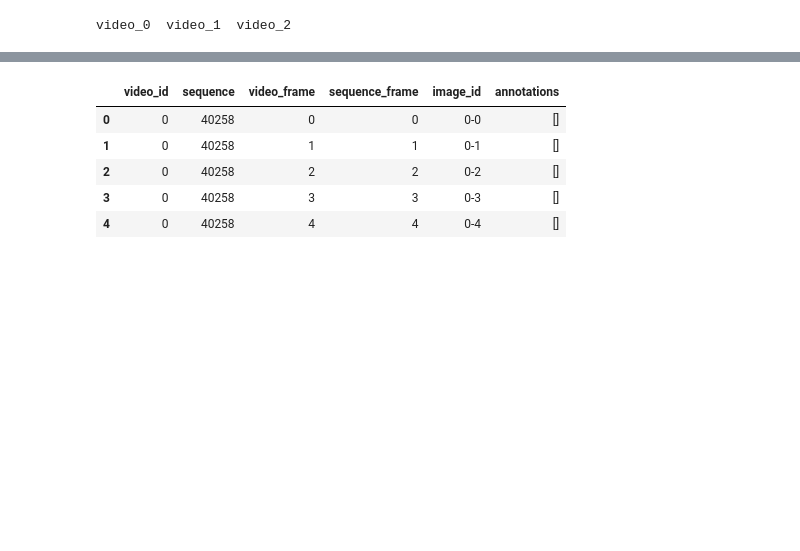
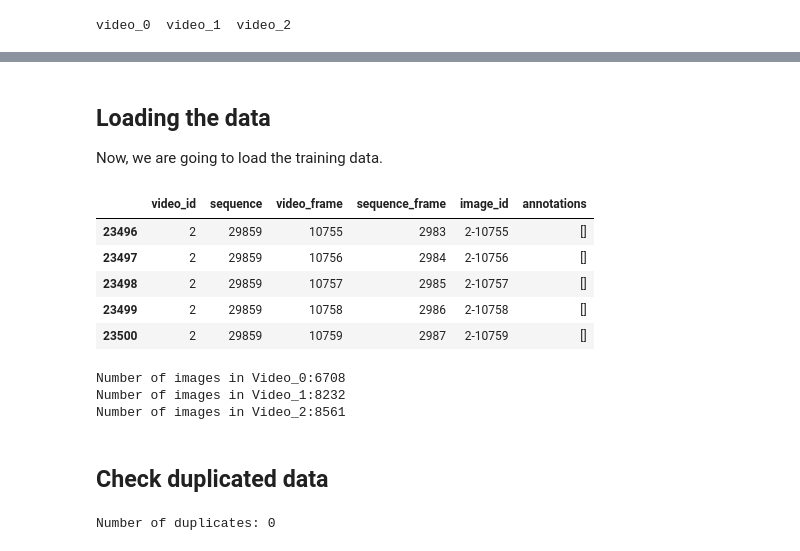
Before and after one commit to DhasiM/cots-detection, a Jupyter notebook: DSI_MasterNotebook.ipynb, the cells around one changed output, grey strips where cells are left out. Cells and saved outputs as stored; diff of their text form; code cells hidden in the pictures; blank space fills up the shorter version.

```diff
--- a/DSI_MasterNotebook.ipynb
+++ b/DSI_MasterNotebook.ipynb
@@ -18,3 +37,8 @@ Mounted at /content/gdrive
 # %% [output]
 example_sample_submission.csv  greatbarrierreef  train.csv
 example_test.npy               test.csv          train_images
+# %%
+# set datapath here
+
+# data_Path = "/home/sitwala/linuxdevs/DSI/module1/cots-detection/dataset"
+data_Path = 'gdrive/MyDrive/tensorflow-great-barrier-reef/' #in kaggle this will be ~/kaggle/input
@@ -27,15 +94,36 @@ image_folder = 'gdrive/MyDrive/tensorflow-great-barrier-reef/train_images/video_
+# %% [markdown]
+## Loading the data
+
+Now, we are going to load the training data.
 # %%
-# loading the data
-
 import pandas as pd
 
-DATA_PATH = 'gdrive/MyDrive/tensorflow-great-barrier-reef/'
-train = pd.read_csv(DATA_PATH + 'train.csv')
-train.head()
+DATA_PATH = data_Path
+train = pd.read_csv(DATA_PATH + '/train.csv')
+train.tail(5)
 # %% [output]
 |  | video_id | sequence | video_frame | sequence_frame | image_id | annotations |
-| 0 | 0 | 40258 | 0 | 0 | 0-0 | [] |
-| 1 | 0 | 40258 | 1 | 1 | 0-1 | [] |
-| 2 | 0 | 40258 | 2 | 2 | 0-2 | [] |
-| 3 | 0 | 40258 | 3 | 3 | 0-3 | [] |
-| 4 | 0 | 40258 | 4 | 4 | 0-4 | [] |
+| 23496 | 2 | 29859 | 10755 | 2983 | 2-10755 | [] |
+| 23497 | 2 | 29859 | 10756 | 2984 | 2-10756 | [] |
+| 23498 | 2 | 29859 | 10757 | 2985 | 2-10757 | [] |
+| 23499 | 2 | 29859 | 10758 | 2986 | 2-10758 | [] |
+| 23500 | 2 | 29859 | 10759 | 2987 | 2-10759 | [] |
+# %%
+for i in range(0,3):
+    count = len(train[train['video_id']==i])
+    print("Number of images in Video_{}:{}".format(i,count))
+# %% [output]
+Number of images in Video_0:6708
+Number of images in Video_1:8232
+Number of images in Video_2:8561
+# %% [markdown]
+## Check duplicated data
+# %%
+num_of_duplicates = len(train.loc[train.duplicated(subset=["video_id","video_frame"])== True])
+
+print("Number of duplicates: " + str(num_of_duplicates))
+
+# check the number of duplicates using tconst
+#len(data_ratings.loc[data_ratings.duplicated(subset=['tconst'])== True].index)
+# %% [output]
+Number of duplicates: 0
```
Also changed, not shown: parts of 103 cells of this notebook.
